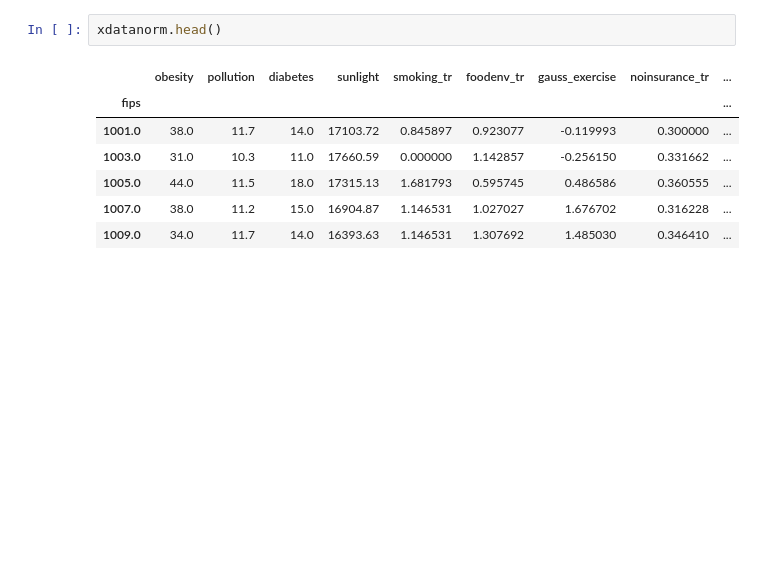
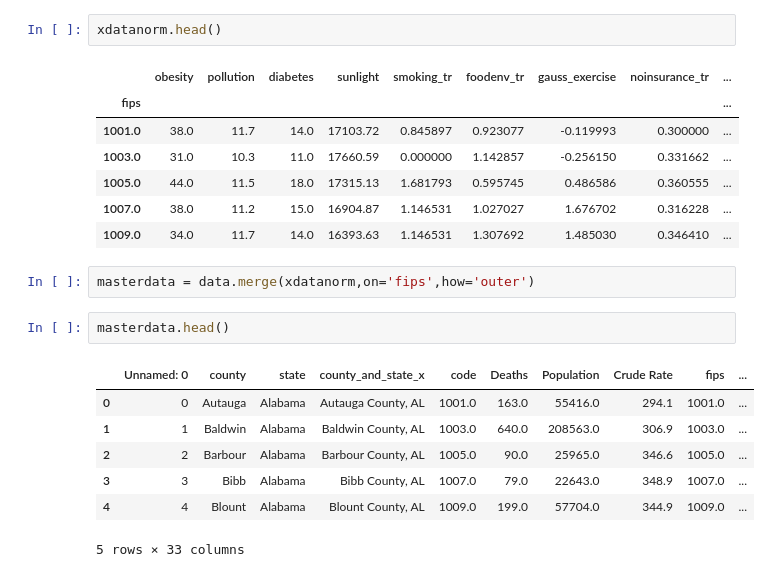
Before and after one commit to mcaraco/UC_Berkley_Project-_one, a Jupyter notebook: County-based Data/Raw Data/data_explore_3.ipynb, the cells around one changed output. Drawn from its saved outputs; the diff is of its cells as text; blank space fills up the shorter version.

```diff
--- a/County-based Data/Raw Data/data_explore_3.ipynb
+++ b/County-based Data/Raw Data/data_explore_3.ipynb
@@ -507,3 +507,15 @@ xdatanorm.head()
 | 1005.0 | 44.0 | 11.5 | 18.0 | 17315.13 | 1.681793 | 0.595745 | 0.486586 | 0.360555 | ... |
 | 1007.0 | 38.0 | 11.2 | 15.0 | 16904.87 | 1.146531 | 1.027027 | 1.676702 | 0.316228 | ... |
 | 1009.0 | 34.0 | 11.7 | 14.0 | 16393.63 | 1.146531 | 1.307692 | 1.485030 | 0.346410 | ... |
+# %%
+masterdata = data.merge(xdatanorm,on='fips',how='outer')
+# %%
+masterdata.head()
+# %% [output]
+|  | Unnamed: 0 | county | state | county_and_state_x | code | Deaths | Population | Crude Rate | fips | ... |
+| 0 | 0 | Autauga | Alabama | Autauga County, AL | 1001.0 | 163.0 | 55416.0 | 294.1 | 1001.0 | ... |
+| 1 | 1 | Baldwin | Alabama | Baldwin County, AL | 1003.0 | 640.0 | 208563.0 | 306.9 | 1003.0 | ... |
+| 2 | 2 | Barbour | Alabama | Barbour County, AL | 1005.0 | 90.0 | 25965.0 | 346.6 | 1005.0 | ... |
+| 3 | 3 | Bibb | Alabama | Bibb County, AL | 1007.0 | 79.0 | 22643.0 | 348.9 | 1007.0 | ... |
+| 4 | 4 | Blount | Alabama | Blount County, AL | 1009.0 | 199.0 | 57704.0 | 344.9 | 1009.0 | ... |
+5 rows × 33 columns
```
Also changed, not shown: parts of 4 cells of this notebook, 12 other files.
